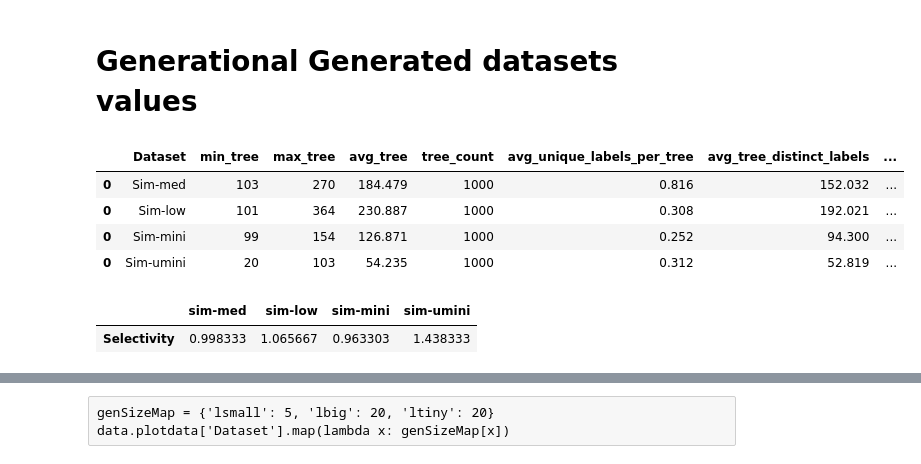
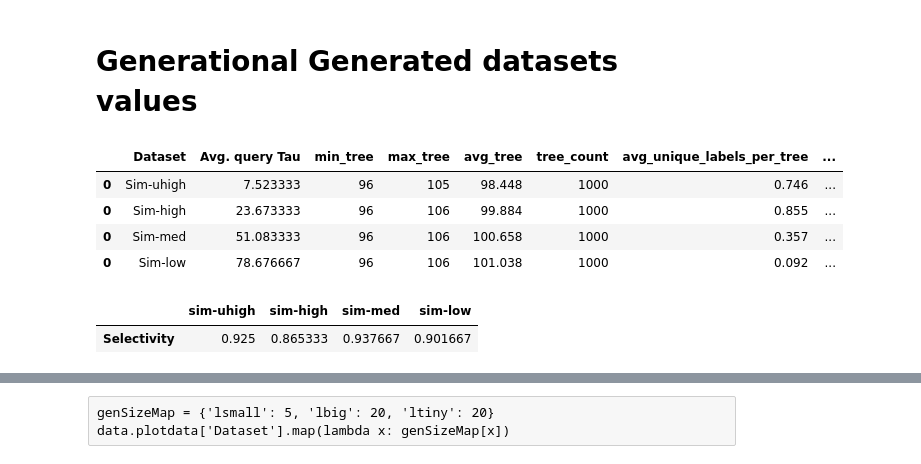
Before and after one commit to LukMRVC/tree-statistics, a Jupyter notebook: gen-datasets.ipynb, the cells around one changed output, grey strips where cells are left out. Saved outputs shown, nothing was run; the diff lists cells and outputs as text; code cells hidden in the pictures.

```diff
--- a/gen-datasets.ipynb
+++ b/gen-datasets.ipynb
@@ -866,7 +900,7 @@ data
 # %% [markdown]
 # Generational Generated datasets values
 # %%
-datasets = ['sim-med', 'sim-low', 'sim-mini', 'sim-umini']
+datasets = ['sim-uhigh','sim-high', 'sim-med', 'sim-low']
 # datasets = ['sim-med', 'sim-low']
 # %%
 from os.path import join
@@ -894,7 +928,9 @@ def get_searching_part(basepath: str):
         df = pd.concat([df, tdf.iloc[[0]]])
         cdf = pd.concat([cdf, tdf.iloc[[1]]])
         stats = pd.read_csv(join(basepath, ds, 'collection.csv'))
+        queries = pd.read_csv(join(basepath, ds, '1query.csv'), delimiter=';', header=None, names=['threshold', 'tree'])
         stats.insert(0, 'Dataset', [ds.capitalize()])
+        stats.insert(1, 'Avg. query Tau', [queries['threshold'].mean()])
         stats_df = pd.concat([stats_df, stats])
 
     df = df.rename(columns={
@@ -1105,16 +1134,16 @@ def plot_timesdata(plot_timesdata: pd.DataFrame):
 # %%
 hue_color_palette = {'searching': sns.color_palette()[0], 'verification': sns.color_palette()[1]}
 # %%
-data: PlotData = get_plot_data_ds('resources/workloads/generational/generated-20-40/')
+data: PlotData = get_plot_data_ds('resources/workloads/generational/generated-40-80/')
 display(data.statistics)
 # %% [output]
-|  | Dataset | min_tree | max_tree | avg_tree | tree_count | avg_unique_labels_per_tree | avg_tree_distinct_labels | ... |
-| 0 | Sim-med | 103 | 270 | 184.479 | 1000 | 0.816 | 152.032 | ... |
-| 0 | Sim-low | 101 | 364 | 230.887 | 1000 | 0.308 | 192.021 | ... |
-| 0 | Sim-mini | 99 | 154 | 126.871 | 1000 | 0.252 | 94.300 | ... |
-| 0 | Sim-umini | 20 | 103 | 54.235 | 1000 | 0.312 | 52.819 | ... |
+|  | Dataset | Avg. query Tau | min_tree | max_tree | avg_tree | tree_count | avg_unique_labels_per_tree | ... |
+| 0 | Sim-uhigh | 7.523333 | 96 | 105 | 98.448 | 1000 | 0.746 | ... |
+| 0 | Sim-high | 23.673333 | 96 | 106 | 99.884 | 1000 | 0.855 | ... |
+| 0 | Sim-med | 51.083333 | 96 | 106 | 100.658 | 1000 | 0.357 | ... |
+| 0 | Sim-low | 78.676667 | 96 | 106 | 101.038 | 1000 | 0.092 | ... |
 # %%
 display(data.sdf)
 # %% [output]
-|  | sim-med | sim-low | sim-mini | sim-umini |
-| Selectivity | 0.998333 | 1.065667 | 0.963303 | 1.438333 |
+|  | sim-uhigh | sim-high | sim-med | sim-low |
+| Selectivity | 0.925 | 0.865333 | 0.937667 | 0.901667 |
```
Also changed, not shown: parts of 30 cells of this notebook, 4 other files.
